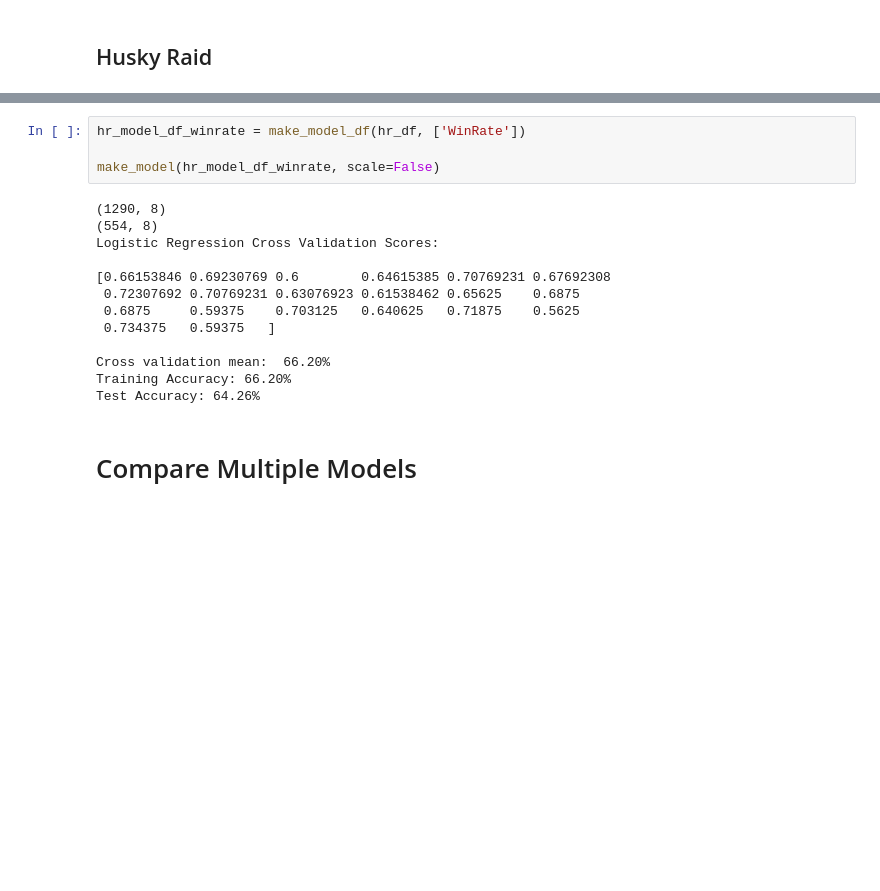
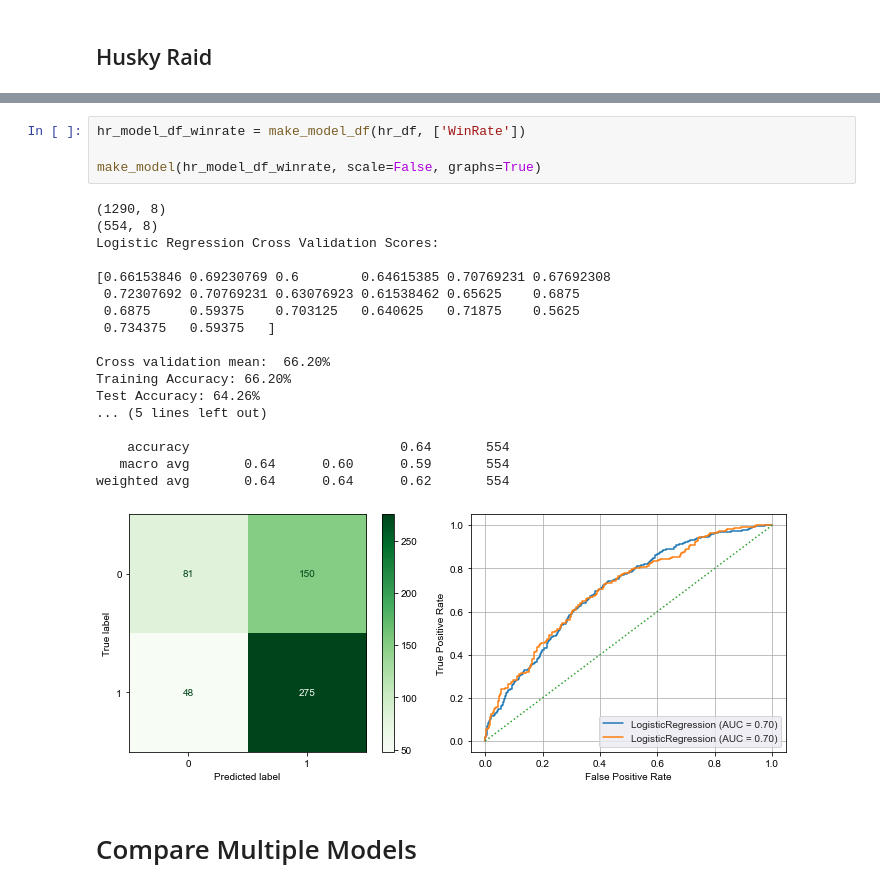
Before and after one commit to Drymander/Capstone-Halo-5, a Jupyter notebook: Compile Modeling Dataframe.ipynb, the cells around one changed output, grey strips where cells are left out. Drawn from its saved outputs; the diff is of its cells as text; blank space fills up the shorter version.

```diff
--- a/Compile Modeling Dataframe.ipynb
+++ b/Compile Modeling Dataframe.ipynb
@@ -1182,20 +1193,26 @@ Test Accuracy: 61.67%
 # %%
 hr_model_df_winrate = make_model_df(hr_df, ['WinRate'])
 
-make_model(hr_model_df_winrate, scale=False)
+make_model(hr_model_df_winrate, scale=False, graphs=True)
 # %% [output]
 (1290, 8)
 (554, 8)
 Logistic Regression Cross Validation Scores:
 
 [0.66153846 0.69230769 0.6        0.64615385 0.70769231 0.67692308
  0.72307692 0.70769231 0.63076923 0.61538462 0.65625    0.6875
  0.6875     0.59375    0.703125   0.640625   0.71875    0.5625
  0.734375   0.59375   ]
 
 Cross validation mean:  66.20%
 Training Accuracy: 66.20%
 Test Accuracy: 64.26%
+... (5 lines left out)
+
+    accuracy                           0.64       554
+   macro avg       0.64      0.60      0.59       554
+weighted avg       0.64      0.64      0.62       554
+[figure, added]
 # %% [markdown]
 # Compare Multiple Models
 # %%
```
Also changed, not shown: parts of 5 cells of this notebook, 3 other files.
